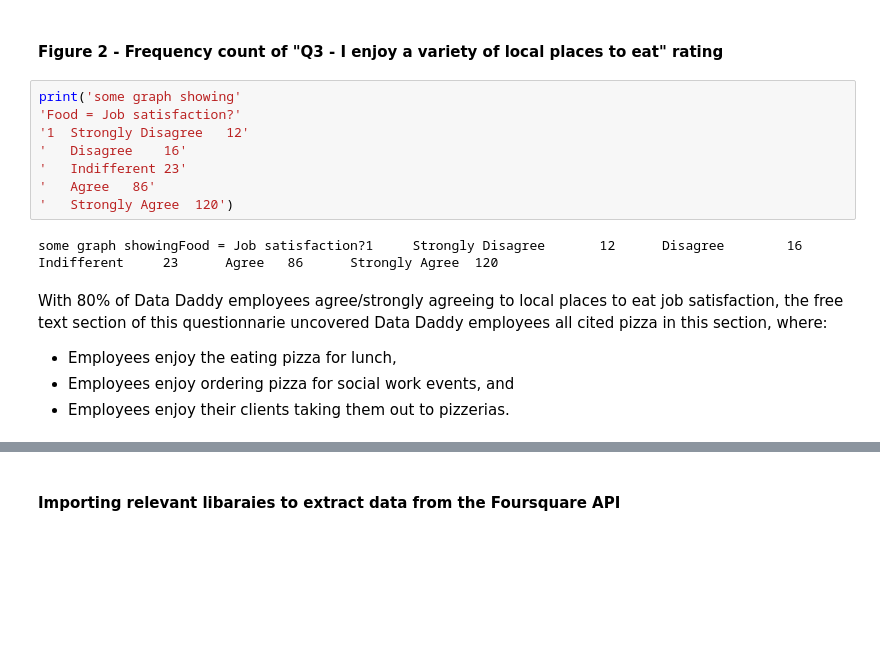
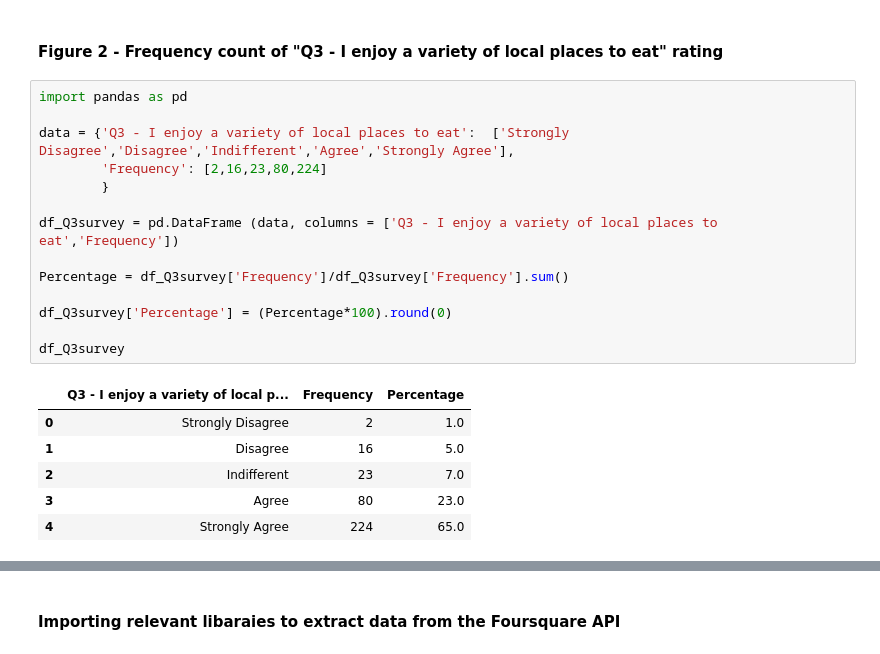
Before and after one commit to danielecarparo/Coursera_Capstone, a Jupyter notebook: Daniele Cap(raro)stone project.ipynb, the cells around one changed output, grey strips where cells are left out. Cells and saved outputs as stored; diff of their text form; blank space fills up the shorter version.

```diff
--- a/Daniele Cap(raro)stone project.ipynb
+++ b/Daniele Cap(raro)stone project.ipynb
@@ -22,18 +34,24 @@ MAKE UP SOMETHING
 # %% [markdown]
 #### Figure 2 - Frequency count of "Q3 - I enjoy a variety of local places to eat" rating
-# %%
-print('some graph showing'
-'Food = Job satisfaction?'
-'1	Strongly Disagree	12'
-'	Disagree	16'
-'	Indifferent	23'
-'	Agree	86'
-'	Strongly Agree	120')
-# %% [output]
-some graph showingFood = Job satisfaction?1     Strongly Disagree       12      Disagree        16      Indifferent     23      Agree   86      Strongly Agree  120
-# %% [markdown]
-With 80% of Data Daddy employees agree/strongly agreeing to local places to eat job satisfaction, the free text section of this questionnarie uncovered Data Daddy employees all cited pizza in this section, where:
-- Employees enjoy the eating pizza for lunch,
-- Employees enjoy ordering pizza for social work events, and
-- Employees enjoy their clients taking them out to pizzerias.
+# %%
+import pandas as pd
+
+data = {'Q3 - I enjoy a variety of local places to eat':  ['Strongly Disagree','Disagree','Indifferent','Agree','Strongly Agree'],
+        'Frequency': [2,16,23,80,224]
+        }
+
+df_Q3survey = pd.DataFrame (data, columns = ['Q3 - I enjoy a variety of local places to eat','Frequency'])
+
+Percentage = df_Q3survey['Frequency']/df_Q3survey['Frequency'].sum()
+
+df_Q3survey['Percentage'] = (Percentage*100).round(0)
+
+df_Q3survey
+# %% [output]
+|  | Q3 - I enjoy a variety of local p... | Frequency | Percentage |
+| 0 | Strongly Disagree | 2 | 1.0 |
+| 1 | Disagree | 16 | 5.0 |
+| 2 | Indifferent | 23 | 7.0 |
+| 3 | Agree | 80 | 23.0 |
+| 4 | Strongly Agree | 224 | 65.0 |
 # %% [markdown]
```
Also changed, not shown: parts of 39 cells of this notebook.
